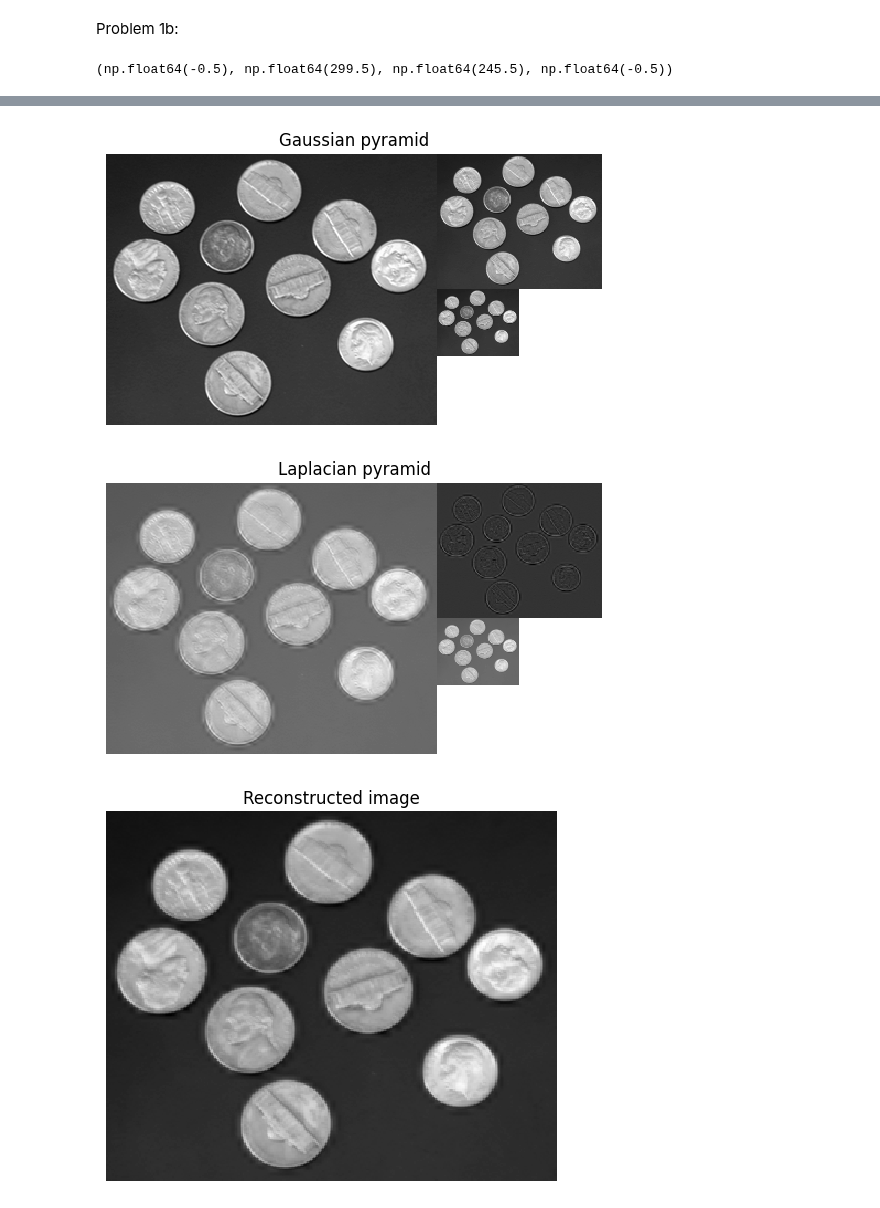
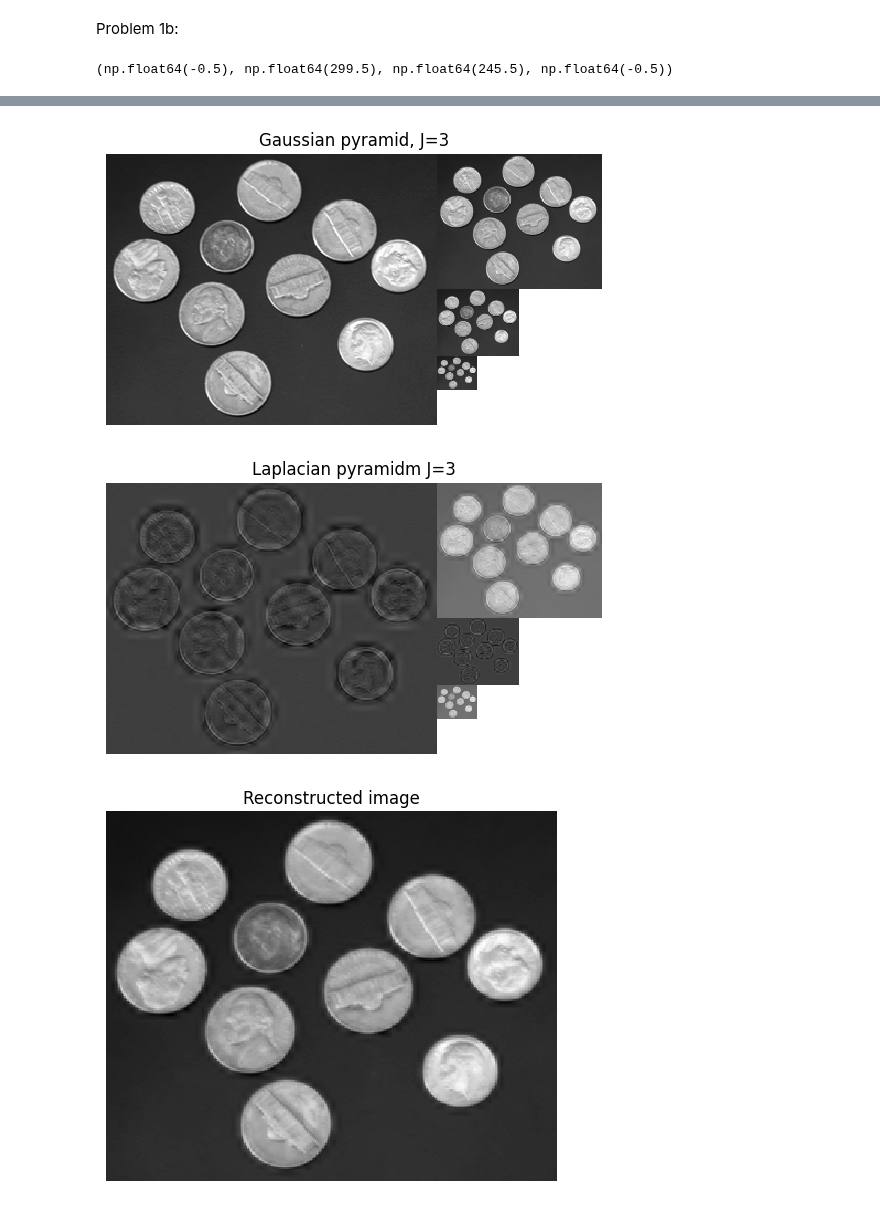
Before and after one commit to NMakarov97/ECE-GY-6123, a Jupyter notebook: HW3/ECE-6123 HW3.ipynb, the cells around one changed output, grey strips where cells are left out. Cells and saved outputs as stored; diff of their text form; code cells hidden in the pictures.

Commit message:
Fix Gaussian and Laplacian pyramid number of levels

```diff
--- a/HW3/ECE-6123 HW3.ipynb
+++ b/HW3/ECE-6123 HW3.ipynb
@@ -28,7 +28,7 @@ def gaussian_pyramid(im_data: np.ndarray, J: int) -> list[np.ndarray]:
     G = [im_data] # Create list with last element as level J
 
     # Iterate over all remaining levels
-    for _ in range(0,J-1):
+    for _ in range(0,J):
         width = int(im_data.shape[1]/2) # Calculate new width
         height = int(im_data.shape[0]/2) # Calculate new height
         im_data = cv2.resize(im_data,(width,height),interpolation=cv2.INTER_LINEAR) # Get next layer of image data
@@ -56,7 +56,7 @@ def laplacian_pyramid(im_data: np.ndarray, J: int) -> list[np.ndarray]:
     L = [G.pop(0)] # Create list with first element as level 0
 
     # Iterate over all remaining levels
-    for i in range(0,J-1):
+    for i in range(0,J):
         im_data = G.pop(0) # Get first element in Gaussian pyramid
         (height,width) = im_data.shape # Get new width and height
         U = cv2.resize(L[i],(width,height),interpolation=cv2.INTER_CUBIC) # Perform upscaling for next layer
@@ -127,35 +127,35 @@ image = np.asarray(cv2.imread('coins.png', cv2.IMREAD_GRAYSCALE),dtype=float)
 G = gaussian_pyramid(image, 3) # Gaussian pyramid
 L = laplacian_pyramid(image, 3) # Laplacian pyramid
 R = reconstruct_laplacian(L) # Reconstructed image
 
 # Create figure for original image
 plt.figure()
 plt.imshow(image, interpolation='none', cmap='gray')
 plt.title('Original image')
 plt.axis('off')
 
 # Create figure for composite Gaussian image
 C = composite_image(G)
 plt.figure()
 plt.imshow(C, interpolation='none', cmap='gray')
-plt.title('Gaussian pyramid')
+plt.title('Gaussian pyramid, J=3')
 plt.axis('off')
 
 # Create figure for composite Laplacian image
 C = composite_image(L)
 plt.figure()
 plt.imshow(C, interpolation='none', cmap='gray')
-plt.title('Laplacian pyramid')
+plt.title('Laplacian pyramidm J=3')
 plt.axis('off')
 
 # Create figure for reconstructed image
 plt.figure()
 plt.imshow(R, interpolation='none', cmap='gray')
 plt.title('Reconstructed image')
 plt.axis('off')
 # %% [output]
 (np.float64(-0.5), np.float64(299.5), np.float64(245.5), np.float64(-0.5))
 [figure]
-[figure, old version]
+[figure, new version]
-[figure, old version]
+[figure, new version]
 [figure]
```
